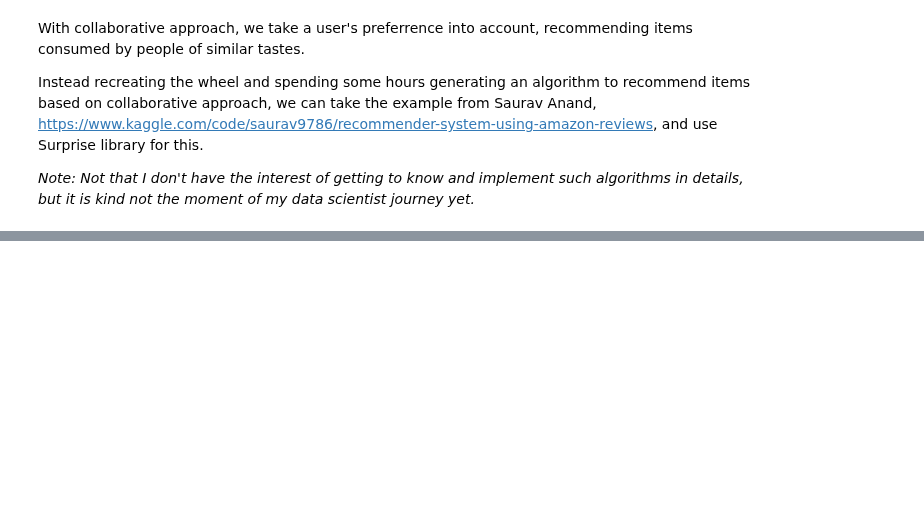
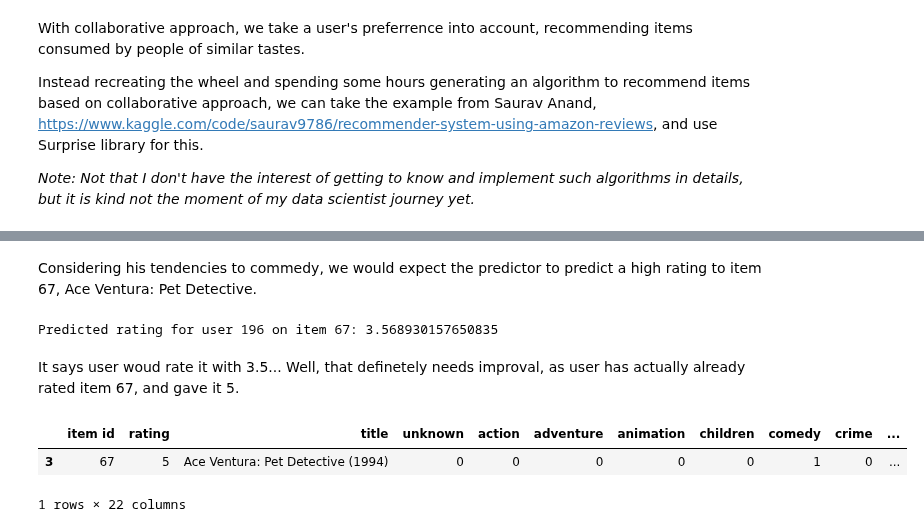
Before and after one commit to fernandowolff/7dayscode_data_science, a Jupyter notebook: day-4/recommendations.ipynb, the cells around one changed output, grey strips where cells are left out. Cells and saved outputs as stored; diff of their text form; code cells hidden in the pictures; blank space fills up the shorter version.

```diff
--- a/day-4/recommendations.ipynb
+++ b/day-4/recommendations.ipynb
@@ -198,0 +303,4 @@ _Note: Not that I don't have the interest of getting to know and implement such
+# %%
+user196df = movies_users_df[movies_users_df['user id'] == 196].sort_values(by = 'rating', ascending=False, ignore_index=True)
+user196df.drop(columns=['timestamp', 'id', 'url', 'release', 'user id'], axis=1, inplace=True)
+user196df[['unknown','action','adventure','animation','children','comedy','crime','documentary','drama','fantasy','noir','horror','musical','mystery','romance','sci-Fi','thriller','war','western']].sum().sort_values(ascending=False)
@@ -198,0 +328,15 @@ _Note: Not that I don't have the interest of getting to know and implement such
+# %% [markdown]
+Considering his tendencies to commedy, we would expect the predictor to predict a high rating to item 67, Ace Ventura: Pet Detective.
+# %%
+prediction_test2 = algo.predict(uid=196, iid=67)
+print(f"Predicted rating for user {user_id_test} on item 67: {prediction_test2.est}")
+# %% [output]
+Predicted rating for user 196 on item 67: 3.568930157650835
+# %% [markdown]
+It says user woud rate it with 3.5... Well, that definetely needs improval, as user has actually already rated item 67, and gave it 5.
+# %%
+user196df[user196df['item id'] == 67]
+# %% [output]
+|  | item id | rating | title | unknown | action | adventure | animation | children | comedy | crime | ... |
+| 3 | 67 | 5 | Ace Ventura: Pet Detective (1994) | 0 | 0 | 0 | 0 | 0 | 1 | 0 | ... |
+1 rows × 22 columns
```
Also changed, not shown: parts of 12 cells of this notebook.
